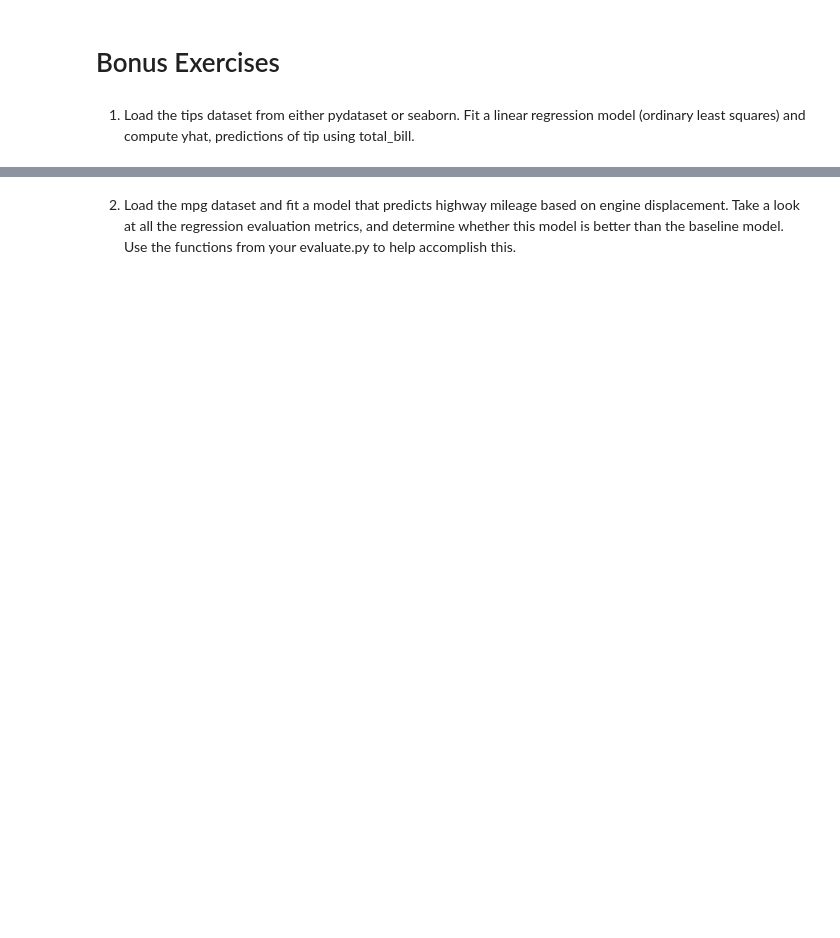
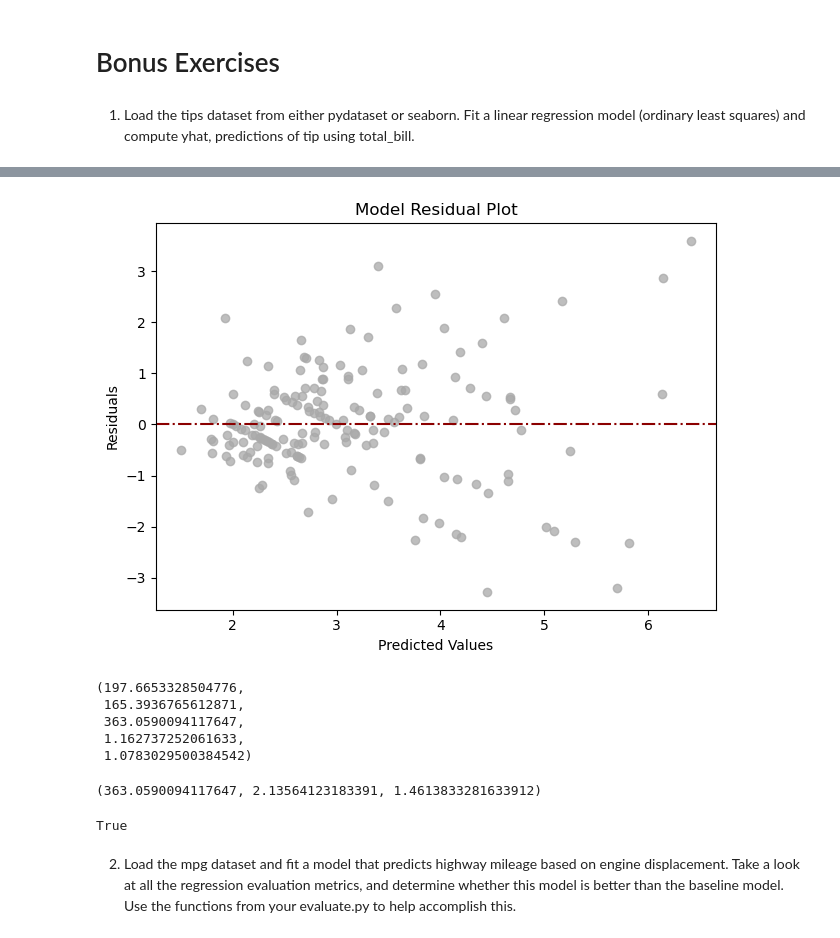
Before and after one commit to Marc-Aradillas/regression-exercises, a Jupyter notebook: evaluate.ipynb, the cells around one changed output, grey strips where cells are left out. Cells and saved outputs as stored; diff of their text form; code cells hidden in the pictures; blank space fills up the shorter version.

```diff
--- a/evaluate.ipynb
+++ b/evaluate.ipynb
@@ -314,0 +453,20 @@ True
+# %%
+evaluate.plot_residuals(preds.y_actual, preds.y_hatt)
+# %% [output]
+[figure, added]
+# %%
+evaluate.regression_errors(preds.y_actual, preds.y_hatt)
+# %% [output]
+(197.6653328504776,
+ 165.3936765612871,
+ 363.0590094117647,
+ 1.162737252061633,
+ 1.0783029500384542)
+# %%
+evaluate.baseline_mean_errors(preds.y_actual)
+# %% [output]
+(363.0590094117647, 2.13564123183391, 1.4613833281633912)
+# %%
+evaluate.better_than_baseline(preds.y_actual, preds.y_hatt)
+# %% [output]
+True
```
Also changed, not shown: parts of 24 cells of this notebook, 1 other file.
